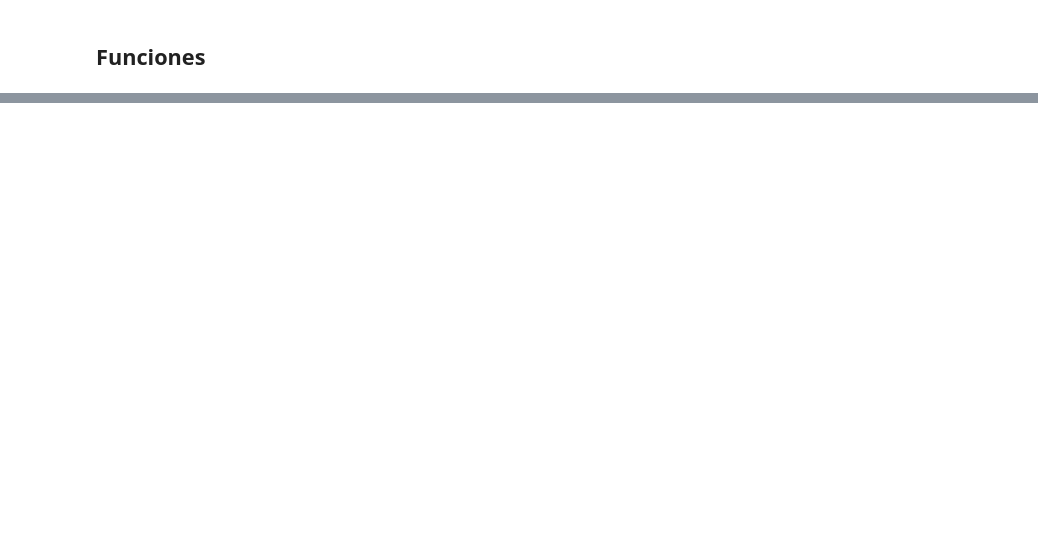
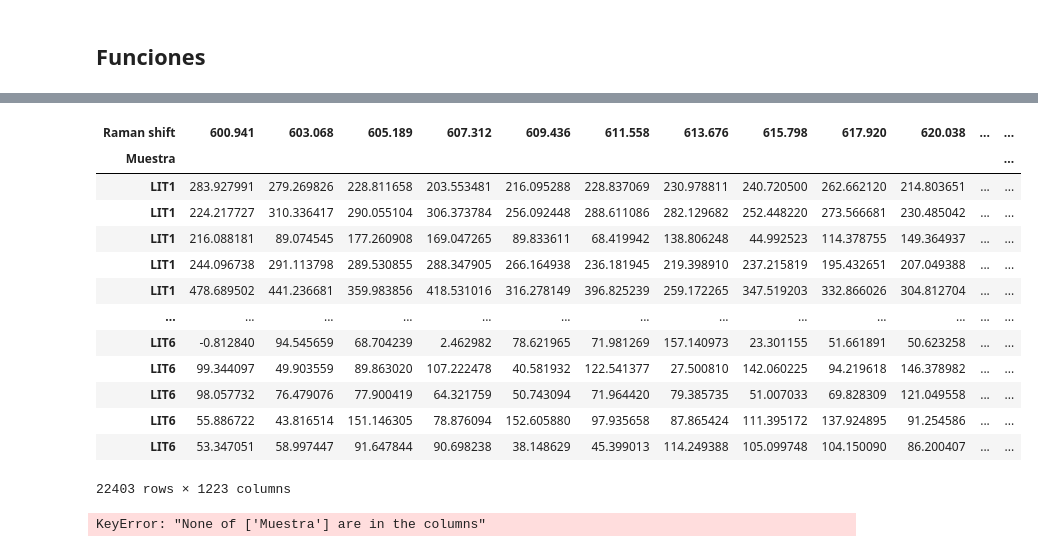
Before and after one commit to andreaperezasen/TFM-ML-Raman-Conchas-Arqueologicas, a Jupyter notebook: Code/Notebooks/procesado_nanobase.ipynb, the cells around one changed output, grey strips where cells are left out. Cells and saved outputs as stored; diff of their text form; code cells hidden in the pictures; blank space fills up the shorter version.

```diff
--- a/Code/Notebooks/procesado_nanobase.ipynb
+++ b/Code/Notebooks/procesado_nanobase.ipynb
@@ -259,13 +281,14 @@ def create_df_raw(folder_path, csv_files , cut= 'cut'):
             # # Drop unwanted column
             if 'Unnamed: 1937' in df_pre.columns:
                 df_pre = df_pre.drop(columns=['Unnamed: 1937'])
-
+            df_pre.drop((['XINDEX', 'YINDEX', 'ZINDEX', 'Z']), axis=1, inplace=True)
             # Realizamos el preprocesado de los datos
+            X = df_pre.columns['X']
             # df_pre_plot = df_pre.copy()
-            # if cut == 'cut':
-            #     df_cut = cut_spectrum(df_pre, min_wavelength=179, max_wavelength=2800)
-            # else:
-            #     df_cut = df_pre.copy()
+            if cut == 'cut':
+                df_cut = cut_spectrum_2(df_pre, min_wavelength=179, max_wavelength=2800)
+            else:
+                df_cut = df_pre.copy()
             # df_find_baseline = find_baseline(df_cut)
             # df_media_corrected = correct_baseline(df_cut, df_find_baseline)
 
@@ -294,12 +317,12 @@ def create_df_raw(folder_path, csv_files , cut= 'cut'):
             # lista_archivos.append(nombre_archivo)
             # lista_muestras.append(nombre_muestra)
             # # Agrega el DataFrame a la lista
-            dataframes.append(df_pre)
+            dataframes.append(df_cut)
 
     # Concatena todos los DataFrames en uno solo
     data = pd.concat(dataframes)
-    return data
+    return data, X
 
-data = create_df_raw(carpeta_destino, ['160424_LIT4_1000ms_n5_potenica1c_mapa_abajo.CSV'], cut='cut')
+data, coordenadas = create_df_raw(carpeta_destino, ['160424_LIT4_1000ms_n5_potenica1c_mapa_abajo.CSV'], cut='cut')
 data
 # %% [output]
@@ -592,0 +855,9 @@ def procesarRamanSonda(file):
+# %%
+LIT235_3 = procesarRaman_carpeta(['240424_LIT235.3_2000ms_n10_potencia1c_abajo.CSV'])
+LIT885_1 = procesarRaman_carpeta(['250424_LIT885.1_3000ms_n8_potencia1c_abajo.CSV'])
+LIT3 = procesarRaman_carpeta(['180424_LIT3_1000ms_n5_potencia1c_mapa_abajo.CSV'])
+LIT5 = procesarRaman_carpeta(['190424_LIT5_1000ms_n10_potencia1c_abajo.CSV'])
+LIT6 = procesarRaman_carpeta(['230424_LIT6_1000ms_n5_potencia1c_abajo.CSV'])
+LIT4 = procesarRaman_carpeta(['160424_LIT4_1000ms_n5_potenica1c_mapa_abajo.CSV'])
+LIT2 = procesarRaman_carpeta(['170424_LIT2_1000ms_n5_potencia1c_mapa_abajo.CSV'])
+LIT1 = procesarRaman_carpeta(['180424_LIT1_1000ms_n5_potencia1c_mapa_abajo.CSV'])
@@ -592,0 +957,37 @@ def procesarRamanSonda(file):
+# %%
+data_1['Muestra']= 'LIT1'
+data_2['Muestra']= 'LIT2'
+data_3['Muestra']= 'LIT3'
+data_4['Muestra']= 'LIT4'
+data_5['Muestra']= 'LIT5'
+data_6['Muestra']= 'LIT6'
+data_235['Muestra']= 'LIT235.3'
+data_885['Muestra']= 'LIT885.1'
+# %%
+data = pd.concat([data_1,data_2,data_3,data_5, data_6])
+data_Arq = pd.concat([data_235, data_885])
+data.set_index('Muestra', inplace=True)
+data_Arq.set_index('Muestra', inplace=True)
+data.columns = data.columns.astype(float)
+data_Arq.columns = data_Arq.columns.astype(float)
+data
+# %% [output]
+| Raman shift | 600.941 | 603.068 | 605.189 | 607.312 | 609.436 | 611.558 | 613.676 | 615.798 | 617.920 | 620.038 | ... | ... |
+| Muestra |  |  |  |  |  |  |  |  |  |  |  | ... |
+| LIT1 | 283.927991 | 279.269826 | 228.811658 | 203.553481 | 216.095288 | 228.837069 | 230.978811 | 240.720500 | 262.662120 | 214.803651 | ... | ... |
+| LIT1 | 224.217727 | 310.336417 | 290.055104 | 306.373784 | 256.092448 | 288.611086 | 282.129682 | 252.448220 | 273.566681 | 230.485042 | ... | ... |
+| LIT1 | 216.088181 | 89.074545 | 177.260908 | 169.047265 | 89.833611 | 68.419942 | 138.806248 | 44.992523 | 114.378755 | 149.364937 | ... | ... |
+| LIT1 | 244.096738 | 291.113798 | 289.530855 | 288.347905 | 266.164938 | 236.181945 | 219.398910 | 237.215819 | 195.432651 | 207.049388 | ... | ... |
+| LIT1 | 478.689502 | 441.236681 | 359.983856 | 418.531016 | 316.278149 | 396.825239 | 259.172265 | 347.519203 | 332.866026 | 304.812704 | ... | ... |
+| ... | ... | ... | ... | ... | ... | ... | ... | ... | ... | ... | ... | ... |
+| LIT6 | -0.812840 | 94.545659 | 68.704239 | 2.462982 | 78.621965 | 71.981269 | 157.140973 | 23.301155 | 51.661891 | 50.623258 | ... | ... |
+| LIT6 | 99.344097 | 49.903559 | 89.863020 | 107.222478 | 40.581932 | 122.541377 | 27.500810 | 142.060225 | 94.219618 | 146.378982 | ... | ... |
+| LIT6 | 98.057732 | 76.479076 | 77.900419 | 64.321759 | 50.743094 | 71.964420 | 79.385735 | 51.007033 | 69.828309 | 121.049558 | ... | ... |
+| LIT6 | 55.886722 | 43.816514 | 151.146305 | 78.876094 | 152.605880 | 97.935658 | 87.865424 | 111.395172 | 137.924895 | 91.254586 | ... | ... |
+| LIT6 | 53.347051 | 58.997447 | 91.647844 | 90.698238 | 38.148629 | 45.399013 | 114.249388 | 105.099748 | 104.150090 | 86.200407 | ... | ... |
+22403 rows × 1223 columns
+# %%
+data_235.set_index('Muestra', inplace=True)
+data_885.set_index('Muestra', inplace=True)
+# %% [output]
+KeyError: "None of ['Muestra'] are in the columns"
```
Also changed, not shown: parts of 42 cells of this notebook, 6 other files.
